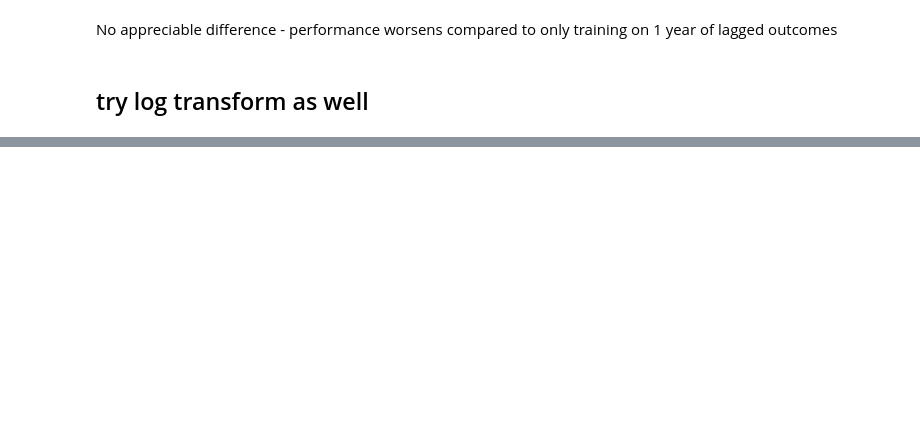
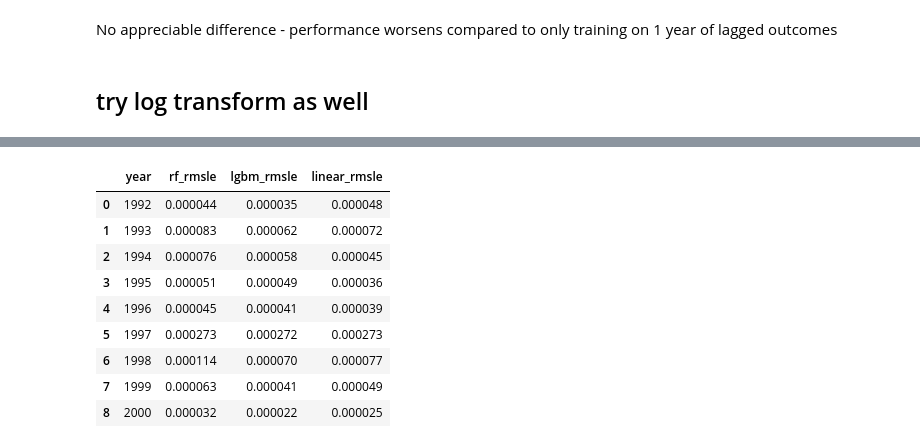
Before and after one commit to jordan-klein/muchlinksi_replication, a Jupyter notebook: time_series_prediction.ipynb, the cells around one changed output, grey strips where cells are left out. Cells and saved outputs as stored; diff of their text form; code cells hidden in the pictures; blank space fills up the shorter version.

Commit message:
Use the last year in our dataset and log per-year RMSLE for every model

```diff
--- a/time_series_prediction.ipynb
+++ b/time_series_prediction.ipynb
@@ -73,8 +73,8 @@ df2[["country.name.en", "year", "per_capita_deaths", "last_year_pc_deaths", "yea
 def rmsle(ytrue, ypred):
     return np.sqrt(mean_squared_log_error(ytrue, ypred))
 # %%
-### mean_error = []
-for year in range(1992,2000):
+mean_error = []
+for year in range(1992,2001):
     train = df2[df2['year'] < year]
     val = df2[df2['year'] == year]
 
@@ -83,7 +83,7 @@ for year in range(1992,2000):
     error = rmsle(val['per_capita_deaths'].values, p)
     print('Year %d - Error %.5f' % (year, error))
     mean_error.append(error)
-print('Mean Error = %.5f' % np.mean(mean_error))
+print('Mean Error = %.10f' % np.mean(mean_error))
 
 # low error - most countries never experience deaths from civil war
 # %% [output]
@@ -116,9 +117,9 @@ df2
 1607 rows × 95 columns
 # %%
 # simple model just based on last year's deaths and the difference in deaths from last year
-def train_and_evaluate_model(data, model, features=["cowcode", "year", "last_year_pc_deaths", "year_deaths_diff"], year_start=1992, window_size=1, log_transform=False):
+def train_and_evaluate_model(data, model, features=["cowcode", "year", "last_year_pc_deaths", "year_deaths_diff"], year_start=1992, window_size=1, log_transform=False, return_error_array=False):
     mean_error = []
-    for year in range(year_start,2000):
+    for year in range(year_start,2001):
         train = data[data['year'] < year]
         val = data[data['year'] == year]
 
@@ -141,7 +142,7 @@ def train_and_evaluate_model(data, model, features=["cowcode", "year", "last_yea
         mean_error.append(error)
 
     print('Mean Error = %.5f' % np.mean(mean_error))
-    return np.mean(mean_error)
+    return mean_error if return_error_array else np.mean(mean_error)
 # %% [markdown]
 ## Use 1 year of lagged per capita deaths
 # %%
@@ -179,7 +180,7 @@ Looks like the linear regression model performs the best, with 0.000079 mean err
 # %%
 print("-------- RANDOM FOREST -------------")
 model = RandomForestRegressor(n_estimators=1000, n_jobs=-1, random_state=0)
-train_and_evaluate_model(df2, model, log_transform=True)
+print(train_and_evaluate_model(df2, model, log_transform=True))
 print("\n-------- GRADIENT BOOSTED TREES -------------")
 model = LGBMRegressor(n_estimators=1000, learning_rate=0.01)
 print(train_and_evaluate_model(df2, model, features=["year", "last_year_pc_deaths", "year_deaths_diff"]))
@@ -330,0 +332,15 @@ Mean Error = 0.00008
+# %%
+# Saving best model performance to a file
+
+print("-------- RANDOM FOREST -------------")
+model = RandomForestRegressor(n_estimators=1000, n_jobs=-1, random_state=0)
+rf_errors = train_and_evaluate_model(df2, model, return_error_array=True)
+features = [
+    "cowcode", "year", "last_year_pc_deaths", "year_deaths_diff", "warstds", "ager", "agexp", "anoc", "army85", "autch98", "auto4", "autonomy", "avgnabo", "centpol3", "coldwar", "decade3", "decade4", "dem", "dem4", "demch98", "dlang", "drel", "durable", "ef", "ef2", "ehet", "elfo", "elfo2", "etdo4590", "expgdp", "exrec", "fedpol3", "fuelexp", "gdpgrowth", "geo1", "geo2", "geo34", "geo57", "geo69", "geo8", "illiteracy", "incumb", "infant", "inst", "inst3", "life", "lmtnest", "ln_gdpen", "lpopns", "major", "manuexp", "milper", "mirps0", "mirps1", "mirps2", "mirps3", "nat_war", "ncontig", "nmgdp", "nmdp4_alt", "numlang", "nwstate", "oil", "p4mchg", "parcomp", "parreg", "part", "partfree", "plural", "plurrel", "pol4", "pol4m", "pol4sq", "polch98", "polcomp", "popdense", "presi", "pri", "proxregc", "ptime", "reg", "regd4_alt", "relfrac", "seceduc", "second", "semipol3", "sip2", "sxpnew", "sxpsq", "tnatwar", "trade", "xconst"
+]
+print("\n-------- GRADIENT BOOSTED TREES -------------")
+model = LGBMRegressor(n_estimators=1000, learning_rate=0.01)
+lgbm_errors = train_and_evaluate_model(df2, model, features=features[1:], return_error_array=True) # remove categorical variable b/c LGBM doesn't work with it
+print("\n-------- LINEAR REGRESSION -------------")
+model = LinearRegression()
+linear_errors = train_and_evaluate_model(df2, model, return_error_array=True)
@@ -330,0 +365,14 @@ Mean Error = 0.00008
+# %%
+results = pd.DataFrame(data={'year': list(range(1992,2001)), 'rf_rmsle': rf_errors, 'lgbm_rmsle': lgbm_errors, 'linear_rmsle': linear_errors})
+results
+# %% [output]
+|  | year | rf_rmsle | lgbm_rmsle | linear_rmsle |
+| 0 | 1992 | 0.000044 | 0.000035 | 0.000048 |
+| 1 | 1993 | 0.000083 | 0.000062 | 0.000072 |
+| 2 | 1994 | 0.000076 | 0.000058 | 0.000045 |
+| 3 | 1995 | 0.000051 | 0.000049 | 0.000036 |
+| 4 | 1996 | 0.000045 | 0.000041 | 0.000039 |
+| 5 | 1997 | 0.000273 | 0.000272 | 0.000273 |
+| 6 | 1998 | 0.000114 | 0.000070 | 0.000077 |
+| 7 | 1999 | 0.000063 | 0.000041 | 0.000049 |
+| 8 | 2000 | 0.000032 | 0.000022 | 0.000025 |
```
Also changed, not shown: parts of 12 cells of this notebook, 1 other file.
